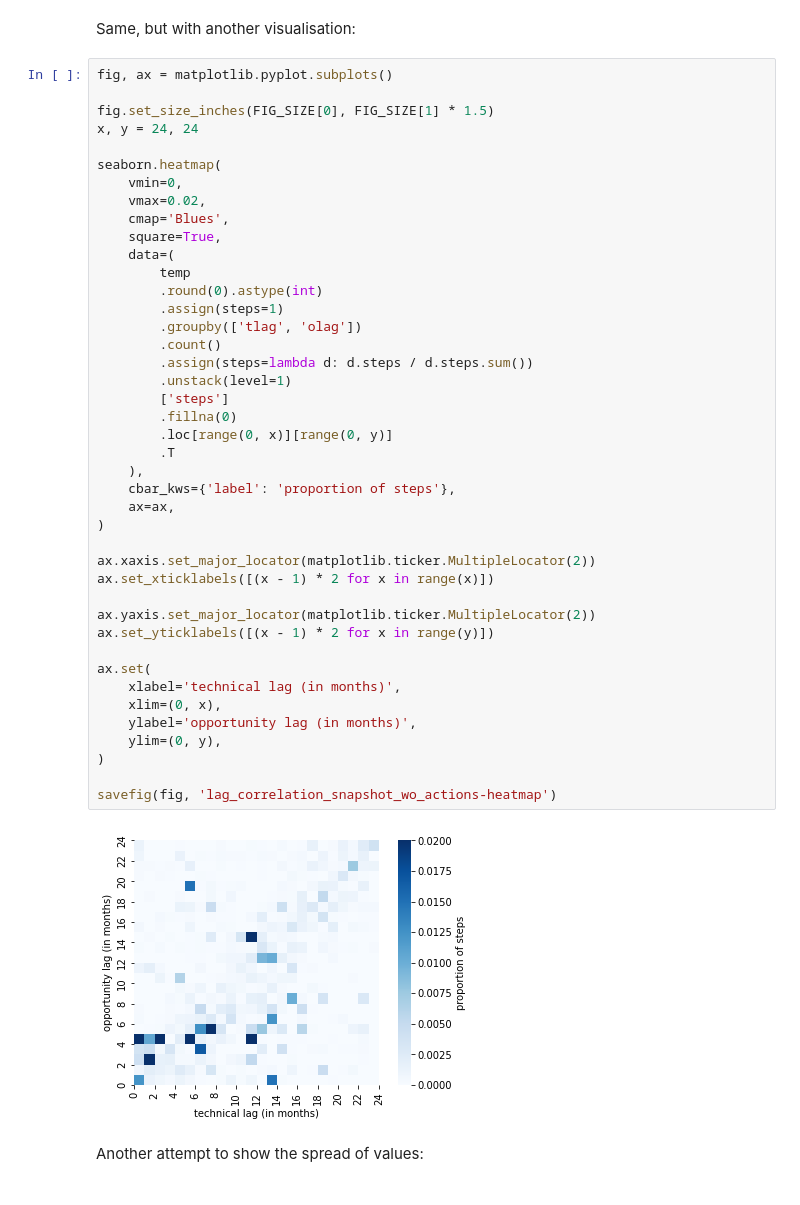
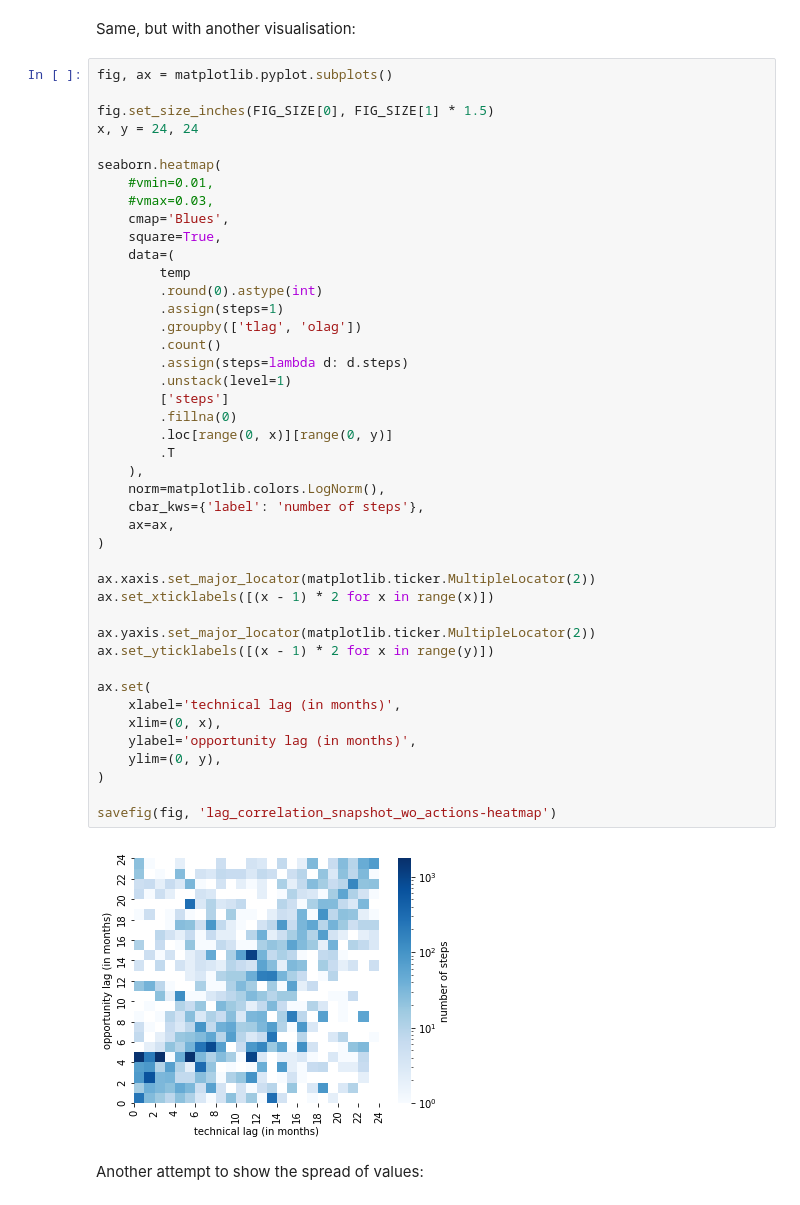
Before and after one commit to AlexandreDecan/secos-ghalag, a Jupyter notebook: notebooks/Technical lag.ipynb, the cells around one changed output. Drawn from its saved outputs; the diff is of its cells as text.

```diff
--- a/notebooks/Technical lag.ipynb
+++ b/notebooks/Technical lag.ipynb
@@ -836,43 +836,44 @@ fig.set_size_inches(FIG_SIZE[0], FIG_SIZE[1] * 1.5)
 x, y = 24, 24
 
 seaborn.heatmap(
-    vmin=0,
-    vmax=0.02,
+    #vmin=0.01,
+    #vmax=0.03,
     cmap='Blues',
     square=True,
     data=(
         temp
         .round(0).astype(int)
         .assign(steps=1)
         .groupby(['tlag', 'olag'])
         .count()
-        .assign(steps=lambda d: d.steps / d.steps.sum())
+        .assign(steps=lambda d: d.steps)
         .unstack(level=1)
         ['steps']
         .fillna(0)
         .loc[range(0, x)][range(0, y)]
         .T
     ),
-    cbar_kws={'label': 'proportion of steps'},
+    norm=matplotlib.colors.LogNorm(),
+    cbar_kws={'label': 'number of steps'},
     ax=ax,
 )
 
 ax.xaxis.set_major_locator(matplotlib.ticker.MultipleLocator(2))
 ax.set_xticklabels([(x - 1) * 2 for x in range(x)])
 
 ax.yaxis.set_major_locator(matplotlib.ticker.MultipleLocator(2))
 ax.set_yticklabels([(x - 1) * 2 for x in range(y)])
 
 ax.set(
     xlabel='technical lag (in months)',
     xlim=(0, x),
     ylabel='opportunity lag (in months)',
     ylim=(0, y),
 )
 
 savefig(fig, 'lag_correlation_snapshot_wo_actions-heatmap')
 # %% [output]
-[figure, old version]
+[figure, new version]
 # %% [markdown]
 Another attempt to show the spread of values:
 # %%
```
Also changed, not shown: 2 other files.
